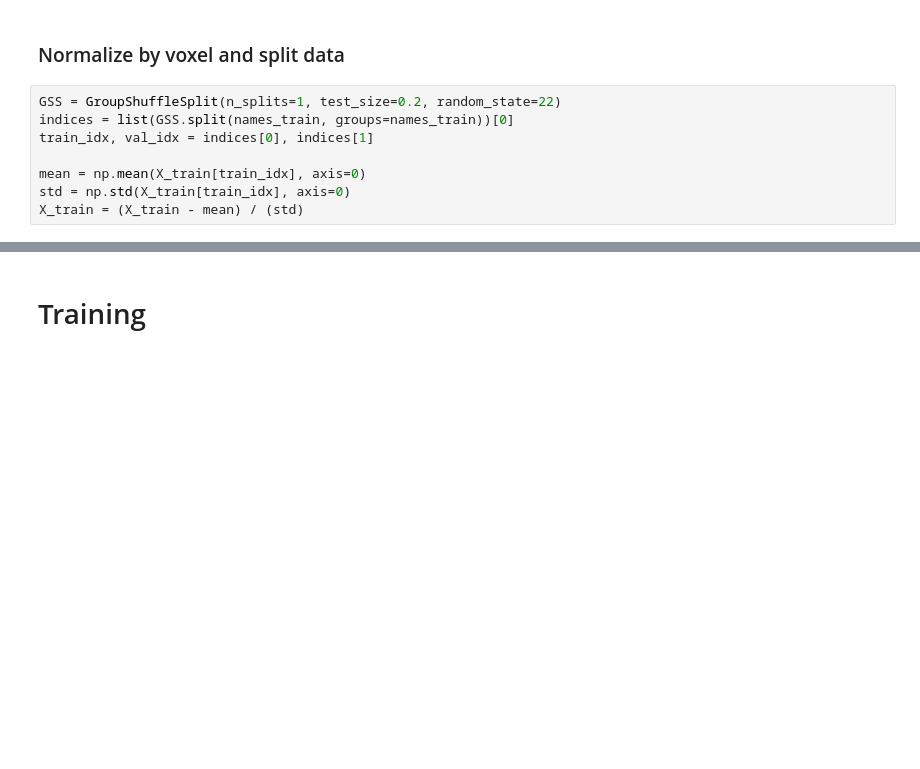
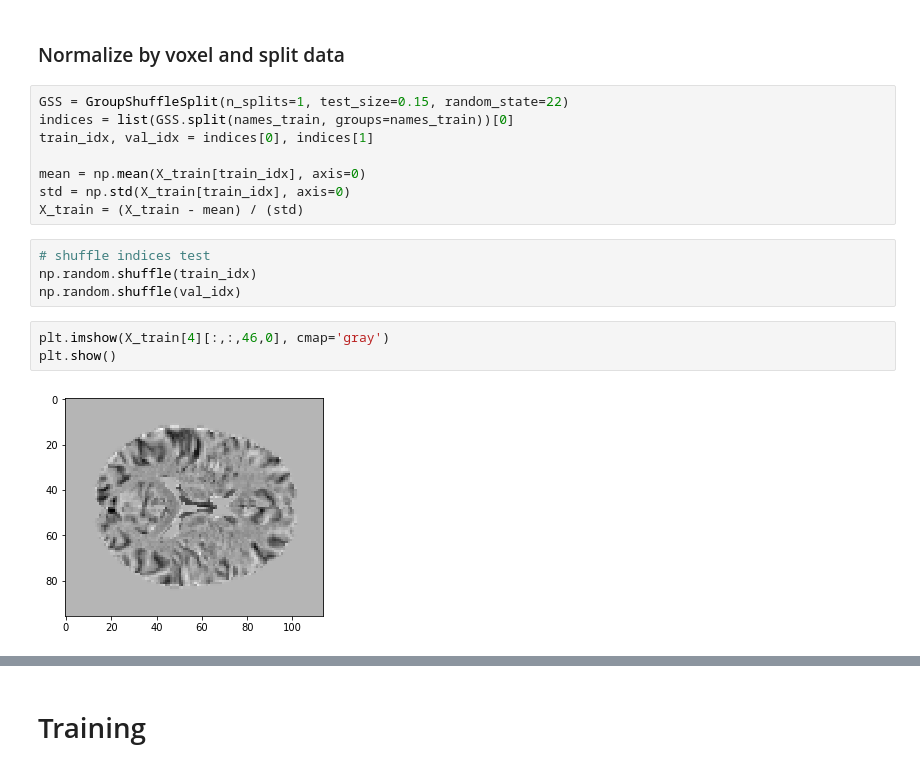
Before and after one commit to derEitel/explainableMS, a Jupyter notebook: Pretraining on ADNI/Training on ADNI.ipynb, the cells around one changed output, grey strips where cells are left out. Saved outputs shown, nothing was run; the diff lists cells and outputs as text; blank space fills up the shorter version.

```diff
--- a/Pretraining on ADNI/Training on ADNI.ipynb
+++ b/Pretraining on ADNI/Training on ADNI.ipynb
@@ -149,10 +147,19 @@ for i in range(len(X_holdout)):
 # %% [markdown]
 ### Normalize by voxel and split data
 # %%
-GSS = GroupShuffleSplit(n_splits=1, test_size=0.2, random_state=22)
+GSS = GroupShuffleSplit(n_splits=1, test_size=0.15, random_state=22)
 indices = list(GSS.split(names_train, groups=names_train))[0]
 train_idx, val_idx = indices[0], indices[1]
 
 mean = np.mean(X_train[train_idx], axis=0)
 std = np.std(X_train[train_idx], axis=0)
 X_train = (X_train - mean) / (std)
+# %%
+# shuffle indices test
+np.random.shuffle(train_idx)
+np.random.shuffle(val_idx)
+# %%
+plt.imshow(X_train[4][:,:,46,0], cmap='gray')
+plt.show()
+# %% [output]
+[figure, added]
```
Also changed, not shown: parts of 8 cells of this notebook, 8 other files.
